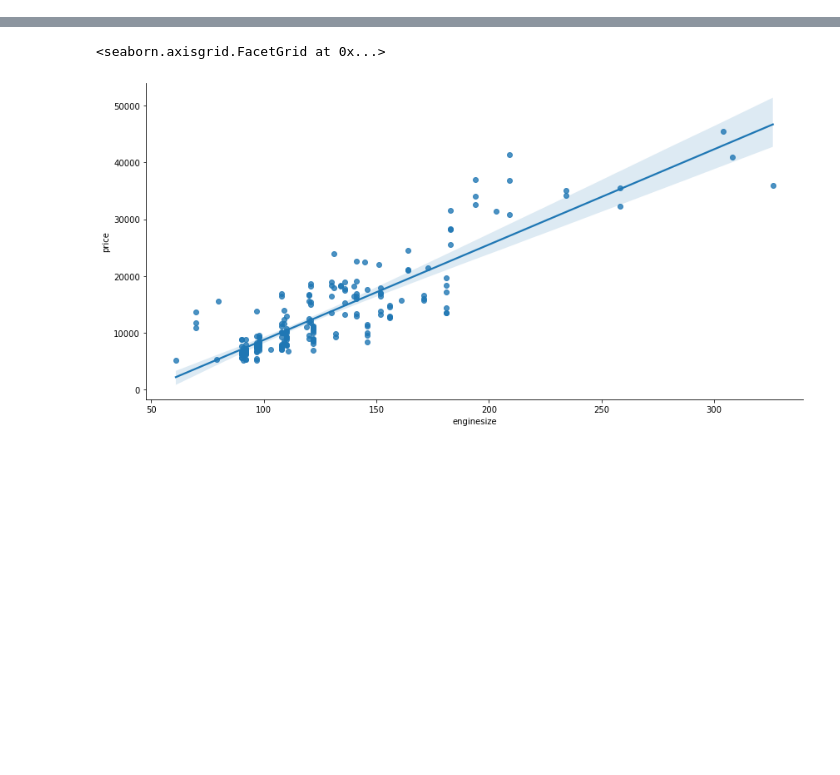
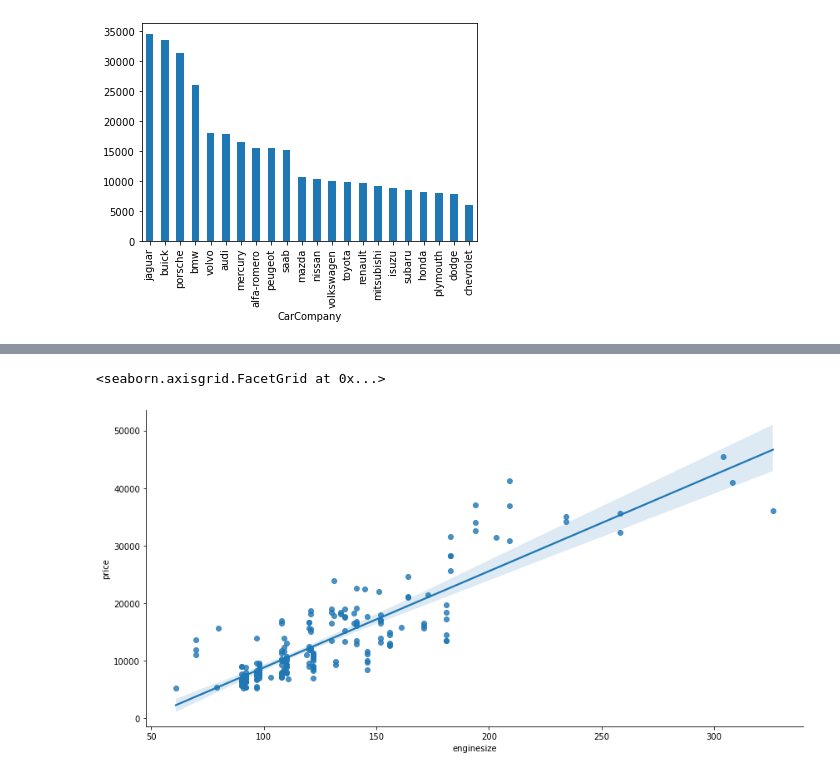
Before and after one commit to bayu-wilson/mini-projects, a Jupyter notebook: carPrice_Reg/carPrices.ipynb, the cells around one changed output, grey strips where cells are left out. Cells and saved outputs as stored; diff of their text form; code cells hidden in the pictures; blank space fills up the shorter version.

```diff
--- a/carPrice_Reg/carPrices.ipynb
+++ b/carPrice_Reg/carPrices.ipynb
@@ -25,0 +46,13 @@ Index(['car_ID', 'symboling', 'CarName', 'fueltype', 'aspiration',
+# %%
+asdf = df.groupby("CarCompany").apply(lambda x: np.mean(x["price"]))
+# plt.plot(asdf)
+# plt.xticks(rotation=90);
+x = np.array(asdf.keys())
+y = asdf.values
+# y = df.CarCompany.value_counts().values
+# plt.bar(x,y)
+# plt.xticks(rotation=90);
+asdf.sort_values()[::-1].plot.bar()
+plt.show()
+# %% [output]
+[figure, added]
```
Also changed, not shown: parts of 15 cells of this notebook, 2 other files.
